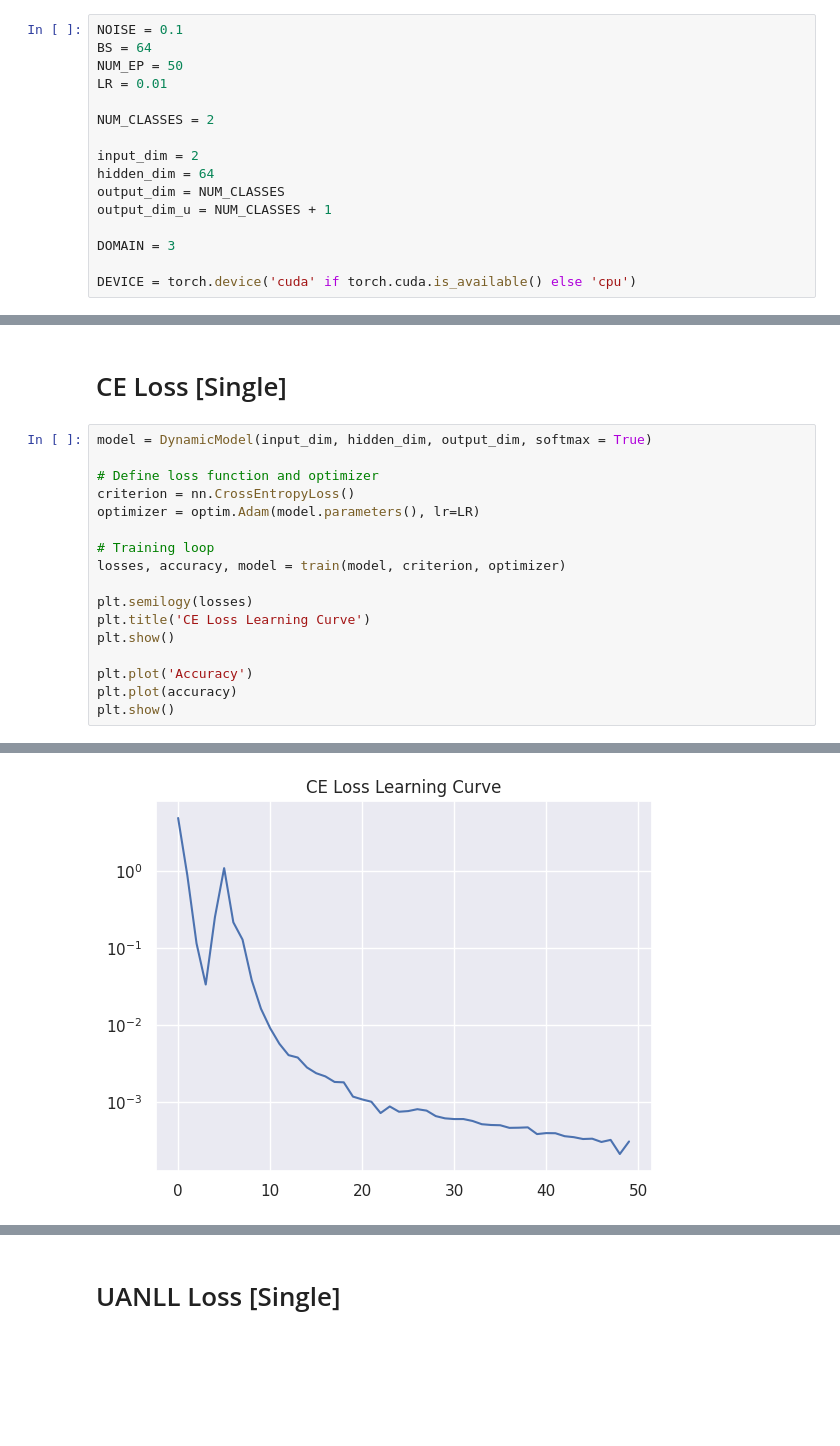
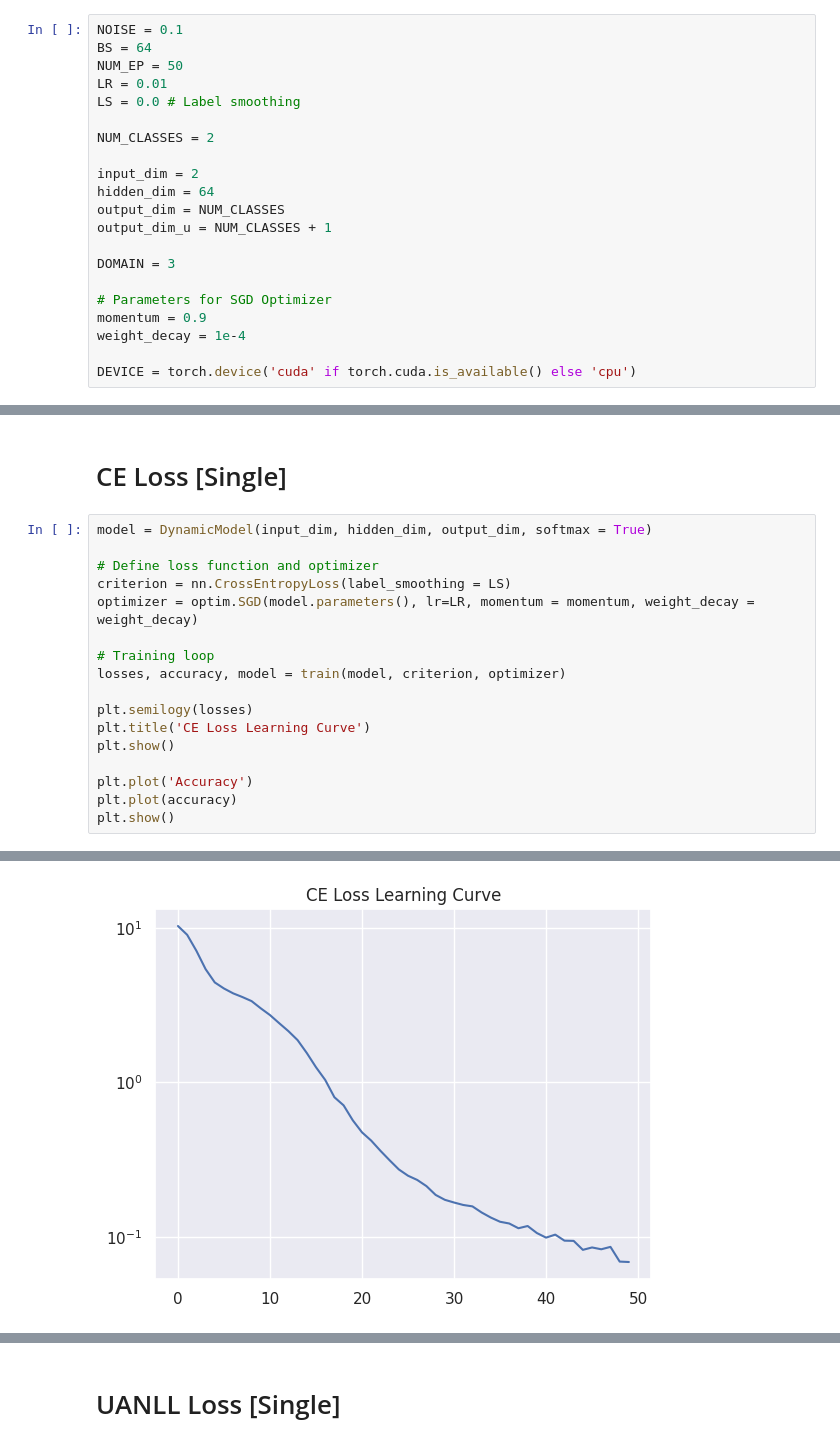
Before and after one commit to ivanovsdesign/duq_uncertainty_visualization, a Jupyter notebook: two_moons_ce_uanll.ipynb, the cells around one changed output, grey strips where cells are left out. Drawn from its saved outputs; the diff is of its cells as text; blank space fills up the shorter version.

```diff
--- a/two_moons_ce_uanll.ipynb
+++ b/two_moons_ce_uanll.ipynb
@@ -34,6 +34,7 @@ NOISE = 0.1
 BS = 64
 NUM_EP = 50
 LR = 0.01
+LS = 0.0 # Label smoothing
 
 NUM_CLASSES = 2
 
@@ -44,6 +45,10 @@ output_dim_u = NUM_CLASSES + 1
 
 DOMAIN = 3
 
+# Parameters for SGD Optimizer
+momentum = 0.9
+weight_decay = 1e-4
+
 DEVICE = torch.device('cuda' if torch.cuda.is_available() else 'cpu')
 # %%
 # Model
@@ -215,8 +238,8 @@ test_loader  = torch.utils.data.DataLoader(test_dataset,  batch_size=BS, shuffle
 model = DynamicModel(input_dim, hidden_dim, output_dim, softmax = True)
 
 # Define loss function and optimizer
-criterion = nn.CrossEntropyLoss()
-optimizer = optim.Adam(model.parameters(), lr=LR)
+criterion = nn.CrossEntropyLoss(label_smoothing = LS)
+optimizer = optim.SGD(model.parameters(), lr=LR, momentum = momentum, weight_decay = weight_decay)
 
 # Training loop
 losses, accuracy, model = train(model, criterion, optimizer)
@@ -234 +257 @@ Training Completed
-[figure, old version]
+[figure, new version]
```
Also changed, not shown: parts of 23 cells of this notebook.
